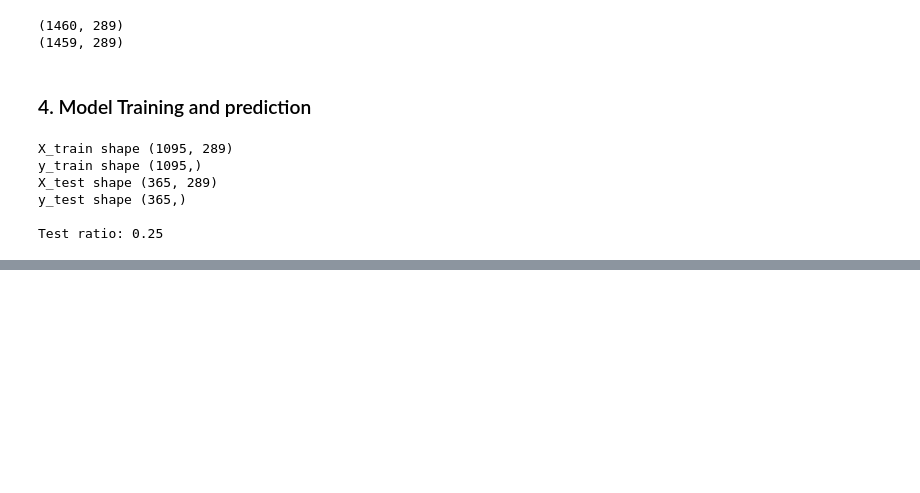
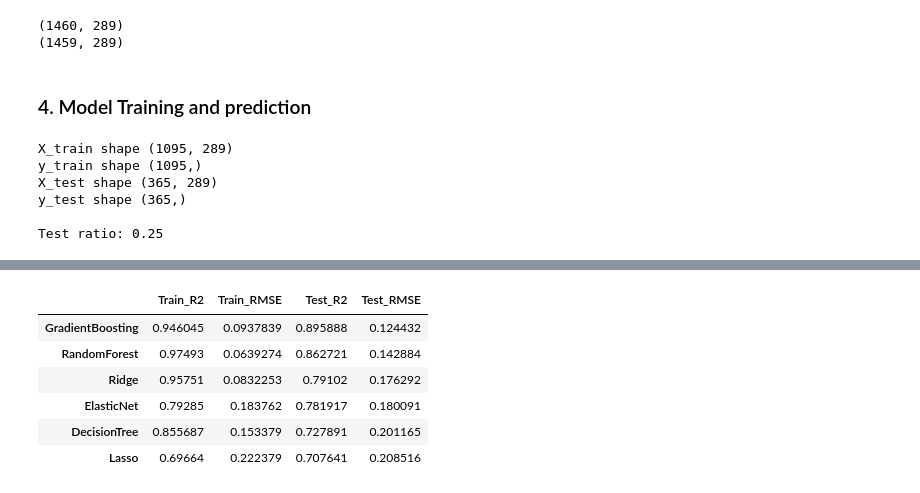
Before and after one commit to eRafaell/kaggle_house_prices_advanced_regression_techniques, a Jupyter notebook: house_prices_regression.ipynb, the cells around one changed output, grey strips where cells are left out. Saved outputs shown, nothing was run; the diff lists cells and outputs as text; code cells hidden in the pictures; blank space fills up the shorter version.

```diff
--- a/house_prices_regression.ipynb
+++ b/house_prices_regression.ipynb
@@ -815,19 +919,19 @@ L1 + L2 Elastic Net
 # %%
 # Intializing the Model
-elastic = ElasticNet(alpha=0.1, l1_ratio=0.5)
+decision_tree = DecisionTreeRegressor(max_depth=5)
 # Train the Model
-elastic.fit(X_train, y_train)
+decision_tree.fit(X_train, y_train)
 
 # Predictions
-y_pred_elastic_train = elastic.predict(X_train)
-print('TRAIN:')
+y_pred_decision_tree_train = decision_tree.predict(X_train)
+print('Decision Tree Regressor - TRAIN:')
 print(f'Root Mean Squared Error: \
-{np.sqrt(mean_squared_error(y_train, y_pred_elastic_train))}')
-print(f'R2 score: {r2_score(y_train, y_pred_elastic_train)} \n')
+{np.sqrt(mean_squared_error(y_train, y_pred_decision_tree_train))}')
+print(f'R2 score: {r2_score(y_train, y_pred_decision_tree_train)} \n')
 
-y_pred_elastic_test = elastic.predict(X_test)
-print('TEST:')
+y_pred_decision_tree_test = decision_tree.predict(X_test)
+print('Decision Tree Regressor - TEST:')
 print(f'Root Mean Squared Error: \
-{np.sqrt(mean_squared_error(y_test, y_pred_elastic_test))}')
-print(f'R2 score: {r2_score(y_test, y_pred_elastic_test)}\n')
+{np.sqrt(mean_squared_error(y_test, y_pred_decision_tree_test))}')
+print(f'R2 score: {r2_score(y_test, y_pred_decision_tree_test)}\n')
 # %% [output]
@@ -840,0 +1005,44 @@ R2 score: 0.7819168844406469
+# %%
+results = pd.DataFrame(columns=['Train_R2', 'Train_RMSE', 'Test_R2', 'Test_RMSE'],
+                       index=['Lasso', 'Ridge', 'ElasticNet', 'RandomForest', 'DecisionTree', 'GradientBoosting'])
+
+results.loc['Lasso'] = [r2_score(y_train, y_pred_lasso_train),
+                        np.sqrt(mean_squared_error(y_train, y_pred_lasso_train)),
+                        r2_score(y_test, y_pred_lasso_test),
+                        np.sqrt(mean_squared_error(y_test, y_pred_lasso_test))]
+
+results.loc['Ridge'] = [r2_score(y_train, y_pred_ridge_train),
+                        np.sqrt(mean_squared_error(y_train, y_pred_ridge_train)),
+                        r2_score(y_test, y_pred_ridge_test),
+                        np.sqrt(mean_squared_error(y_test, y_pred_ridge_test))]
+
+results.loc['ElasticNet'] = [r2_score(y_train, y_pred_elastic_train),
+                            np.sqrt(mean_squared_error(y_train, y_pred_elastic_train)),
+                            r2_score(y_test, y_pred_elastic_test),
+                            np.sqrt(mean_squared_error(y_test, y_pred_elastic_test))]
+
+results.loc['RandomForest'] = [r2_score(y_train, y_pred_rand_forest_train),
+                                np.sqrt(mean_squared_error(y_train, y_pred_rand_forest_train)),
+                                r2_score(y_test, y_pred_rand_forest_test),
+                                np.sqrt(mean_squared_error(y_test, y_pred_rand_forest_test))]
+
+results.loc['DecisionTree'] = [r2_score(y_train, y_pred_decision_tree_train),
+                                np.sqrt(mean_squared_error(y_train, y_pred_decision_tree_train)),
+                                r2_score(y_test, y_pred_decision_tree_test),
+                                np.sqrt(mean_squared_error(y_test, y_pred_decision_tree_test))]
+
+results.loc['GradientBoosting'] = [r2_score(y_train, y_pred_grad_boosting_train),
+                                    np.sqrt(mean_squared_error(y_train, y_pred_grad_boosting_train)),
+                                    r2_score(y_test, y_pred_grad_boosting_test),
+                                    np.sqrt(mean_squared_error(y_test, y_pred_grad_boosting_test))]
+
+
+results.sort_values('Test_RMSE')
+# %% [output]
+|  | Train_R2 | Train_RMSE | Test_R2 | Test_RMSE |
+| GradientBoosting | 0.946045 | 0.0937839 | 0.895888 | 0.124432 |
+| RandomForest | 0.97493 | 0.0639274 | 0.862721 | 0.142884 |
+| Ridge | 0.95751 | 0.0832253 | 0.79102 | 0.176292 |
+| ElasticNet | 0.79285 | 0.183762 | 0.781917 | 0.180091 |
+| DecisionTree | 0.855687 | 0.153379 | 0.727891 | 0.201165 |
+| Lasso | 0.69664 | 0.222379 | 0.707641 | 0.208516 |
```
Also changed, not shown: parts of 25 cells of this notebook.
